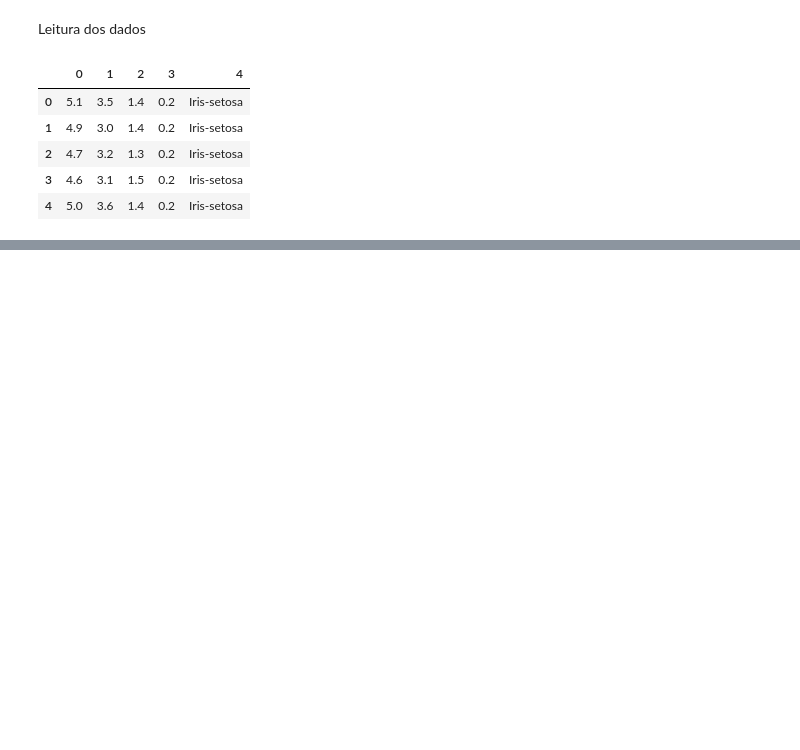
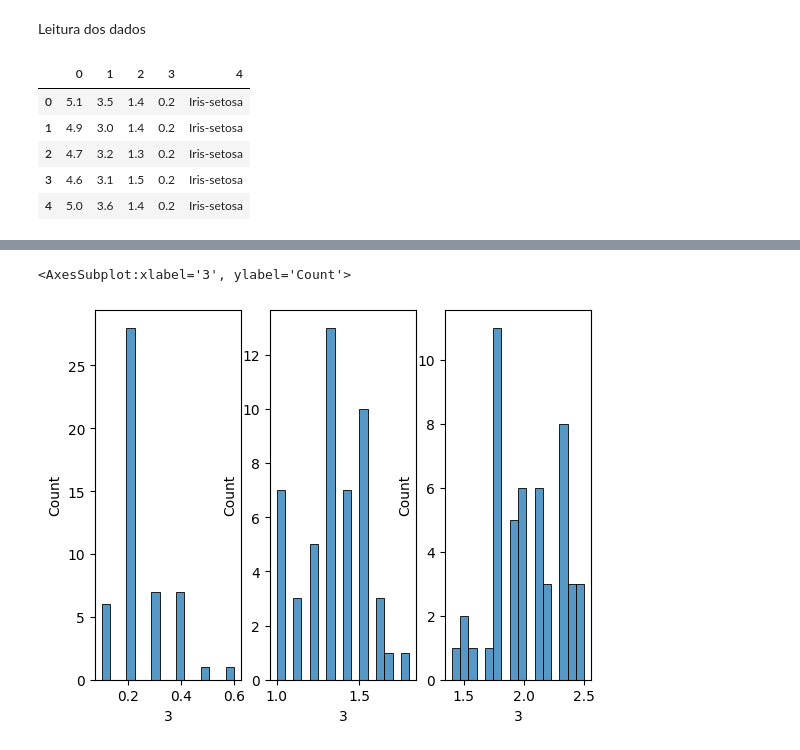
Before and after one commit to laviniacaldas/eda_iris, a Jupyter notebook: Analise_Exploratoria.ipynb, the cells around one changed output, grey strips where cells are left out. Saved outputs shown, nothing was run; the diff lists cells and outputs as text; code cells hidden in the pictures; blank space fills up the shorter version.

```diff
--- a/Analise_Exploratoria.ipynb
+++ b/Analise_Exploratoria.ipynb
@@ -20,0 +65,12 @@ data.head(5)
+# %%
+plt.subplot(131)
+sn.histplot(data[3][data[4] == 'Iris-setosa'], bins=16)
+
+plt.subplot(132)
+sn.histplot(data[3][data[4] == 'Iris-versicolor'], bins=16)
+
+plt.subplot(133)
+sn.histplot(data[3][data[4] == 'Iris-virginica'], bins=16)
+# %% [output]
+<AxesSubplot:xlabel='3', ylabel='Count'>
+[figure, added]
```
Also changed, not shown: parts of 6 cells of this notebook.
